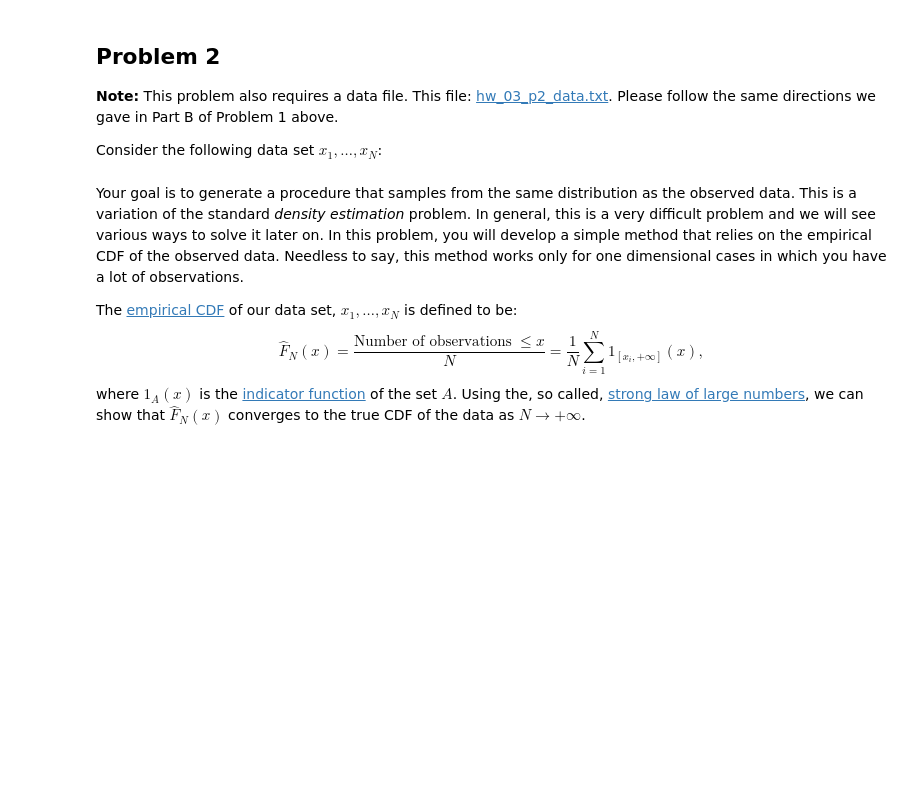
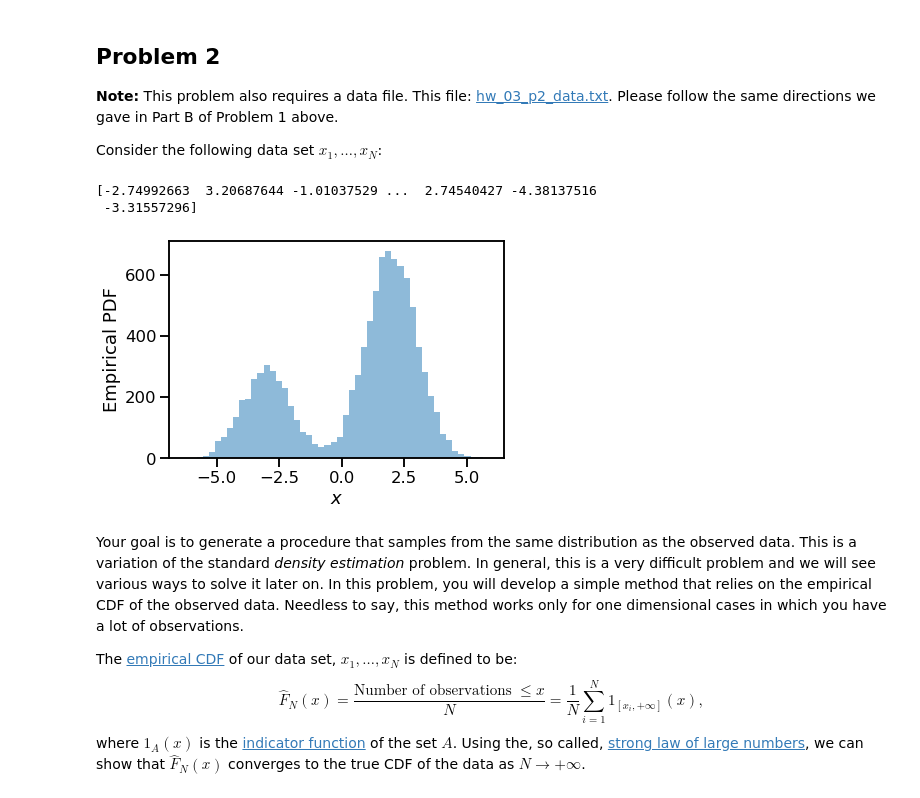
Before and after one commit to isaacdbowser/data-analytics-se, a Jupyter notebook: homework/homework_03.ipynb, the cells around one changed output. Cells and saved outputs as stored; diff of their text form; code cells hidden in the pictures; blank space fills up the shorter version.

```diff
--- a/homework/homework_03.ipynb
+++ b/homework/homework_03.ipynb
@@ -119,11 +124,16 @@ Consider the following data set $x_1,\dots,x_N$:
 # %%
 # If the following fails, please look at the note above.
 data = np.loadtxt('hw_03_p2_data.txt')
 data = np.array(data)
 fig, ax = plt.subplots()
-ax.hist(data, alpha=0.5)
+ax.hist(data, alpha=0.5,bins=50)
 ax.set_xlabel('$x$')
 ax.set_ylabel('Empirical PDF')
+print(data)
+# %% [output]
+[-2.74992663  3.20687644 -1.01037529 ...  2.74540427 -4.38137516
+ -3.31557296]
+[figure, added]
 # %% [markdown]
 Your goal is to generate a procedure that samples from the same distribution as the observed data.
 This is a variation of the standard *density estimation* problem.
```
Also changed, not shown: parts of 12 cells of this notebook, 2 other files.
